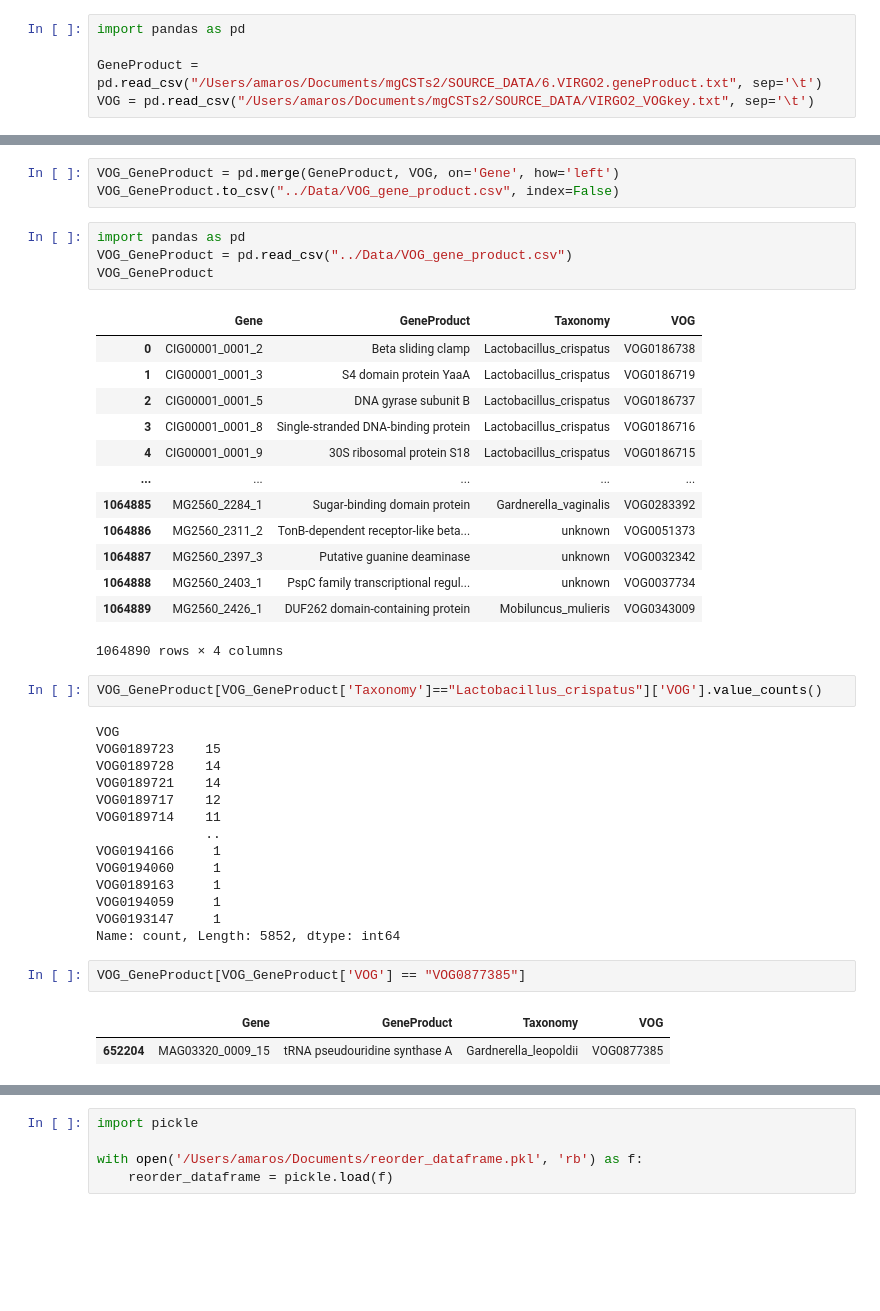
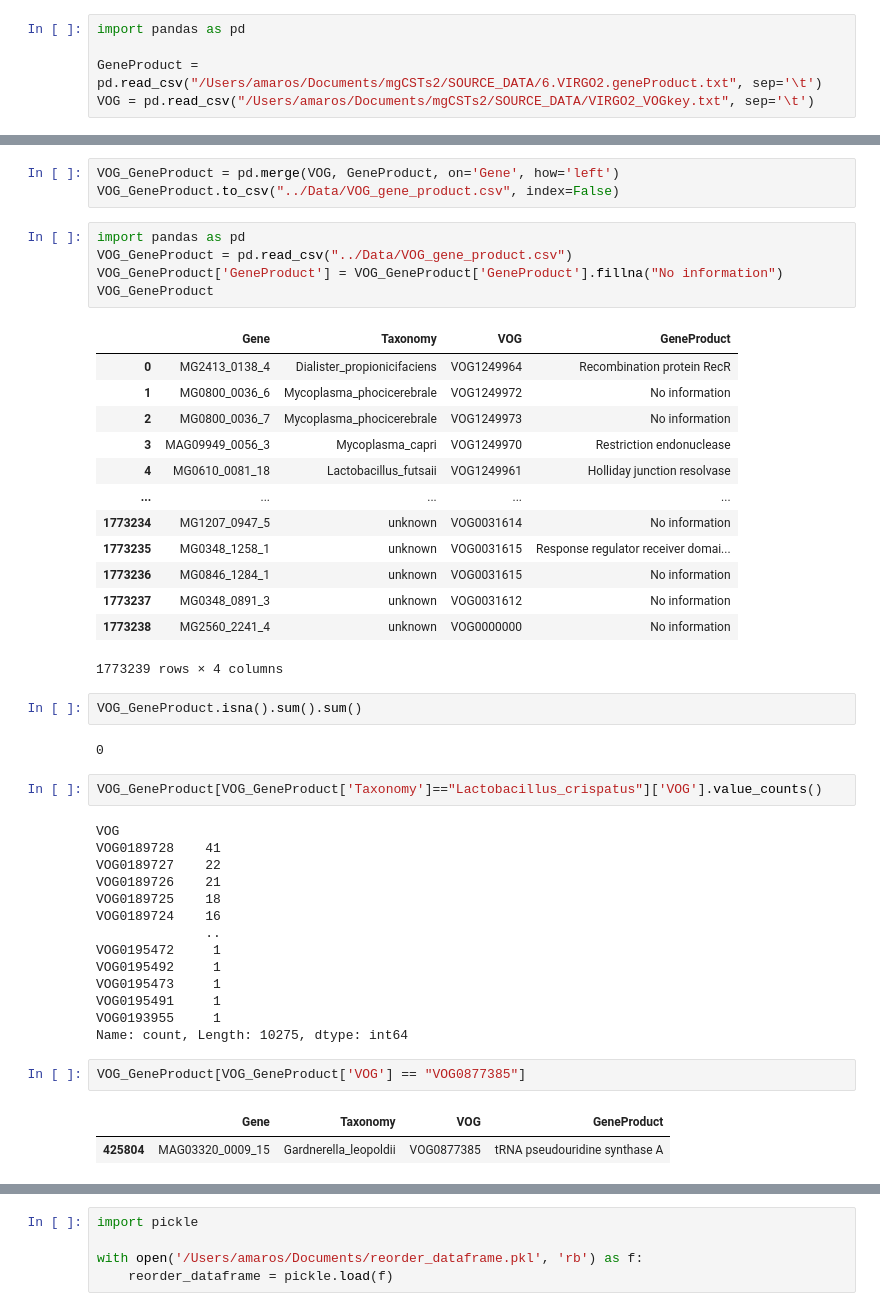
Before and after one commit to AmauryMaros/MgCSTs2, a Jupyter notebook: Python_notebooks/VOG_gene_product.ipynb, the cells around one changed output, grey strips where cells are left out. Cells and saved outputs as stored; diff of their text form; blank space fills up the shorter version.

Commit message:
GeneProduct annotation

```diff
--- a/Python_notebooks/VOG_gene_product.ipynb
+++ b/Python_notebooks/VOG_gene_product.ipynb
@@ -6,45 +22,50 @@ VOG = pd.read_csv("/Users/amaros/Documents/mgCSTs2/SOURCE_DATA/VIRGO2_VOGkey.txt
 # %%
-VOG_GeneProduct = pd.merge(GeneProduct, VOG, on='Gene', how='left')
+VOG_GeneProduct = pd.merge(VOG, GeneProduct, on='Gene', how='left')
 VOG_GeneProduct.to_csv("../Data/VOG_gene_product.csv", index=False)
 # %%
 import pandas as pd
 VOG_GeneProduct = pd.read_csv("../Data/VOG_gene_product.csv")
+VOG_GeneProduct['GeneProduct'] = VOG_GeneProduct['GeneProduct'].fillna("No information")
 VOG_GeneProduct
 # %% [output]
-|  | Gene | GeneProduct | Taxonomy | VOG |
-| 0 | CIG00001_0001_2 | Beta sliding clamp | Lactobacillus_crispatus | VOG0186738 |
-| 1 | CIG00001_0001_3 | S4 domain protein YaaA | Lactobacillus_crispatus | VOG0186719 |
-| 2 | CIG00001_0001_5 | DNA gyrase subunit B | Lactobacillus_crispatus | VOG0186737 |
-| 3 | CIG00001_0001_8 | Single-stranded DNA-binding protein | Lactobacillus_crispatus | VOG0186716 |
-| 4 | CIG00001_0001_9 | 30S ribosomal protein S18 | Lactobacillus_crispatus | VOG0186715 |
+|  | Gene | Taxonomy | VOG | GeneProduct |
+| 0 | MG2413_0138_4 | Dialister_propionicifaciens | VOG1249964 | Recombination protein RecR |
+| 1 | MG0800_0036_6 | Mycoplasma_phocicerebrale | VOG1249972 | No information |
+| 2 | MG0800_0036_7 | Mycoplasma_phocicerebrale | VOG1249973 | No information |
+| 3 | MAG09949_0056_3 | Mycoplasma_capri | VOG1249970 | Restriction endonuclease |
+| 4 | MG0610_0081_18 | Lactobacillus_futsaii | VOG1249961 | Holliday junction resolvase |
 | ... | ... | ... | ... | ... |
-| 1064885 | MG2560_2284_1 | Sugar-binding domain protein | Gardnerella_vaginalis | VOG0283392 |
-| 1064886 | MG2560_2311_2 | TonB-dependent receptor-like beta... | unknown | VOG0051373 |
-| 1064887 | MG2560_2397_3 | Putative guanine deaminase | unknown | VOG0032342 |
-| 1064888 | MG2560_2403_1 | PspC family transcriptional regul... | unknown | VOG0037734 |
-| 1064889 | MG2560_2426_1 | DUF262 domain-containing protein | Mobiluncus_mulieris | VOG0343009 |
+| 1773234 | MG1207_0947_5 | unknown | VOG0031614 | No information |
+| 1773235 | MG0348_1258_1 | unknown | VOG0031615 | Response regulator receiver domai... |
+| 1773236 | MG0846_1284_1 | unknown | VOG0031615 | No information |
+| 1773237 | MG0348_0891_3 | unknown | VOG0031612 | No information |
+| 1773238 | MG2560_2241_4 | unknown | VOG0000000 | No information |
-1064890 rows × 4 columns
+1773239 rows × 4 columns
+# %%
+VOG_GeneProduct.isna().sum().sum()
+# %% [output]
+0
 # %%
 VOG_GeneProduct[VOG_GeneProduct['Taxonomy']=="Lactobacillus_crispatus"]['VOG'].value_counts()
 # %% [output]
 VOG
-VOG0189723    15
-VOG0189728    14
-VOG0189721    14
-VOG0189717    12
-VOG0189714    11
+VOG0189728    41
+VOG0189727    22
+VOG0189726    21
+VOG0189725    18
+VOG0189724    16
               ..
-VOG0194166     1
-VOG0194060     1
-VOG0189163     1
-VOG0194059     1
-VOG0193147     1
-Name: count, Length: 5852, dtype: int64
+VOG0195472     1
+VOG0195492     1
+VOG0195473     1
+VOG0195491     1
+VOG0193955     1
+Name: count, Length: 10275, dtype: int64
 # %%
 VOG_GeneProduct[VOG_GeneProduct['VOG'] == "VOG0877385"]
 # %% [output]
-|  | Gene | GeneProduct | Taxonomy | VOG |
-| 652204 | MAG03320_0009_15 | tRNA pseudouridine synthase A | Gardnerella_leopoldii | VOG0877385 |
+|  | Gene | Taxonomy | VOG | GeneProduct |
+| 425804 | MAG03320_0009_15 | Gardnerella_leopoldii | VOG0877385 | tRNA pseudouridine synthase A |
 # %%
 VOG_GeneProduct['VOG'].value_counts()
 # %% [output]
```
Also changed, not shown: parts of 2 cells of this notebook, 8 other files.
